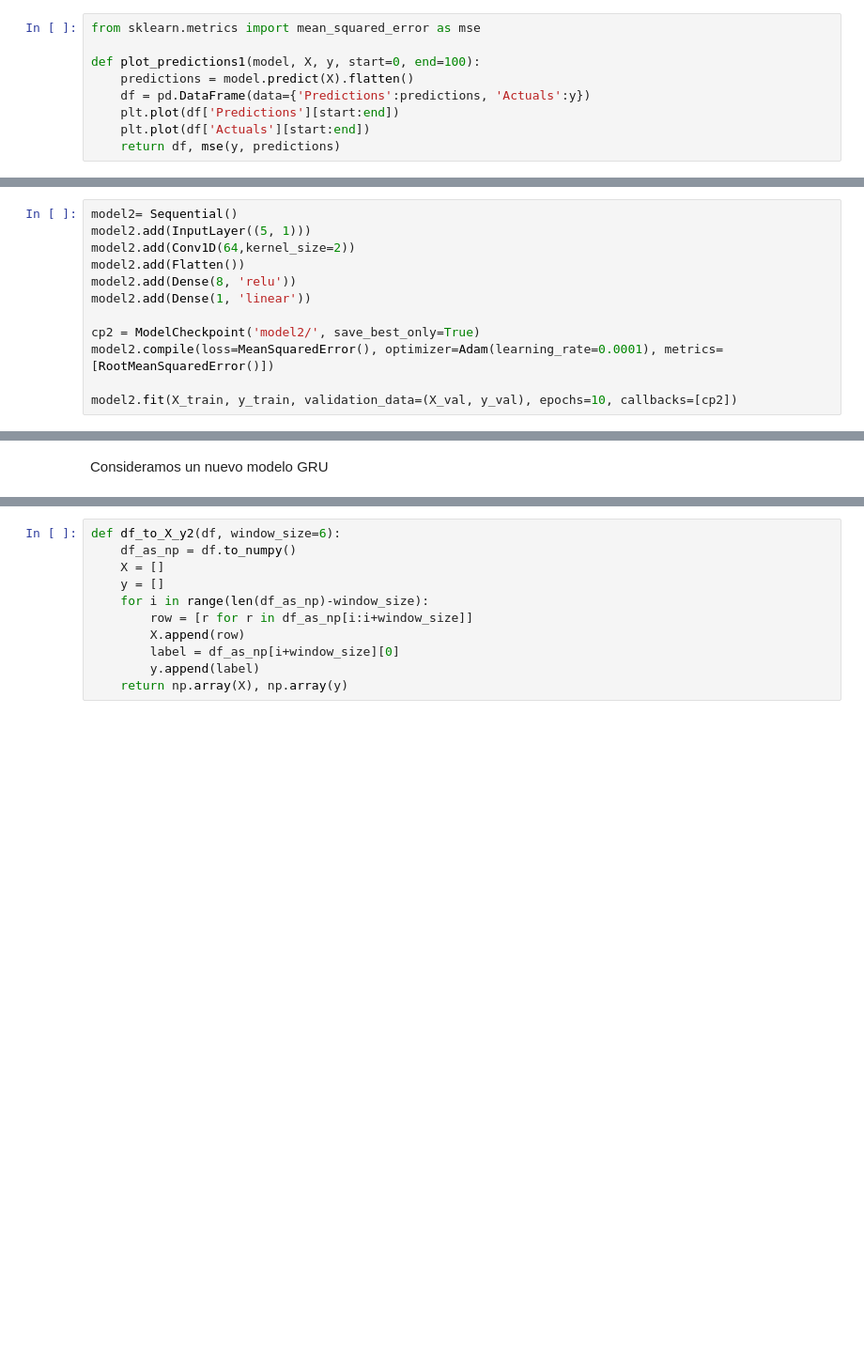
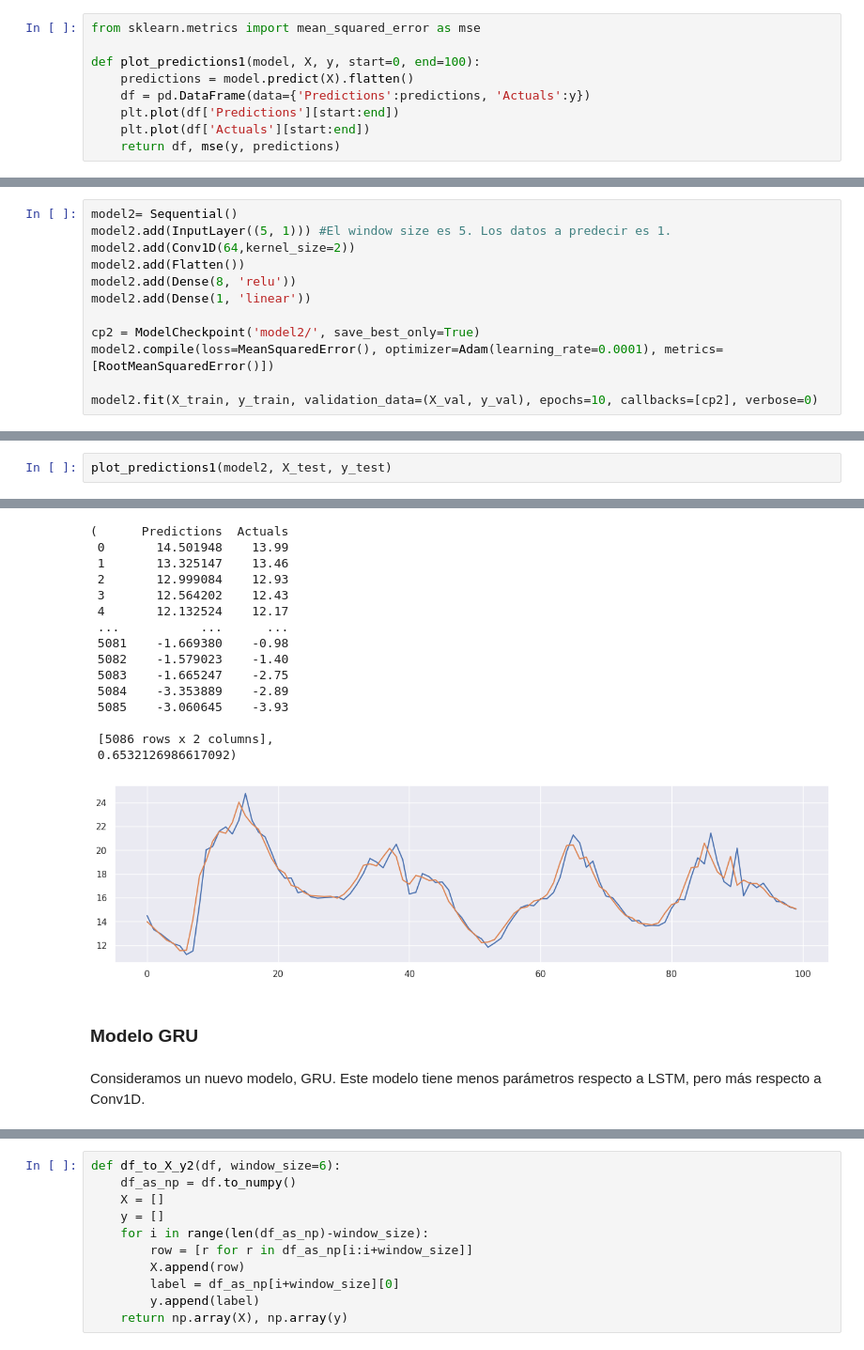
Before and after one commit to PhyData/Temperature_Forecast, a Jupyter notebook: V01/Notebook 1.ipynb, the cells around one changed output, grey strips where cells are left out. Shown at 94% size. Cells and saved outputs as stored; diff of their text form; blank space fills up the shorter version.

```diff
--- a/V01/Notebook 1.ipynb
+++ b/V01/Notebook 1.ipynb
@@ -195,6 +268,6 @@ Consideramos el modelo conv en d=1. Con es en 2d pero podemos utilizarlo en 1d t
 # %%
 model2= Sequential()
-model2.add(InputLayer((5, 1)))
+model2.add(InputLayer((5, 1))) #El window size es 5. Los datos a predecir es 1.
 model2.add(Conv1D(64,kernel_size=2))
 model2.add(Flatten())
 model2.add(Dense(8, 'relu'))
@@ -203,4 +276,4 @@ model2.add(Dense(1, 'linear'))
 cp2 = ModelCheckpoint('model2/', save_best_only=True)
 model2.compile(loss=MeanSquaredError(), optimizer=Adam(learning_rate=0.0001), metrics=[RootMeanSquaredError()])
 
-model2.fit(X_train, y_train, validation_data=(X_val, y_val), epochs=10, callbacks=[cp2])
+model2.fit(X_train, y_train, validation_data=(X_val, y_val), epochs=10, callbacks=[cp2], verbose=0)
@@ -207,2 +299,3 @@ model2.fit(X_train, y_train, validation_data=(X_val, y_val), epochs=10, callback
-# %% [markdown]
-Consideramos un nuevo modelo GRU
+# %%
+plot_predictions1(model2, X_test, y_test)
+# %% [output]
@@ -209,3 +303,23 @@ Consideramos un nuevo modelo GRU
+(      Predictions  Actuals
+ 0       14.501948    13.99
+ 1       13.325147    13.46
+ 2       12.999084    12.93
+ 3       12.564202    12.43
+ 4       12.132524    12.17
+ ...           ...      ...
+ 5081    -1.669380    -0.98
+ 5082    -1.579023    -1.40
+ 5083    -1.665247    -2.75
+ 5084    -3.353889    -2.89
+ 5085    -3.060645    -3.93
+
+ [5086 rows x 2 columns],
+ 0.6532126986617092)
+[figure, added]
+# %% [markdown]
+### Modelo GRU
+# %% [markdown]
+Consideramos un nuevo modelo, GRU. Este modelo tiene menos parámetros respecto a LSTM, pero más respecto a Conv1D.
 # %%
 model3= Sequential()
 model3.add(InputLayer((5, 1)))
```
Also changed, not shown: parts of 74 cells of this notebook.
